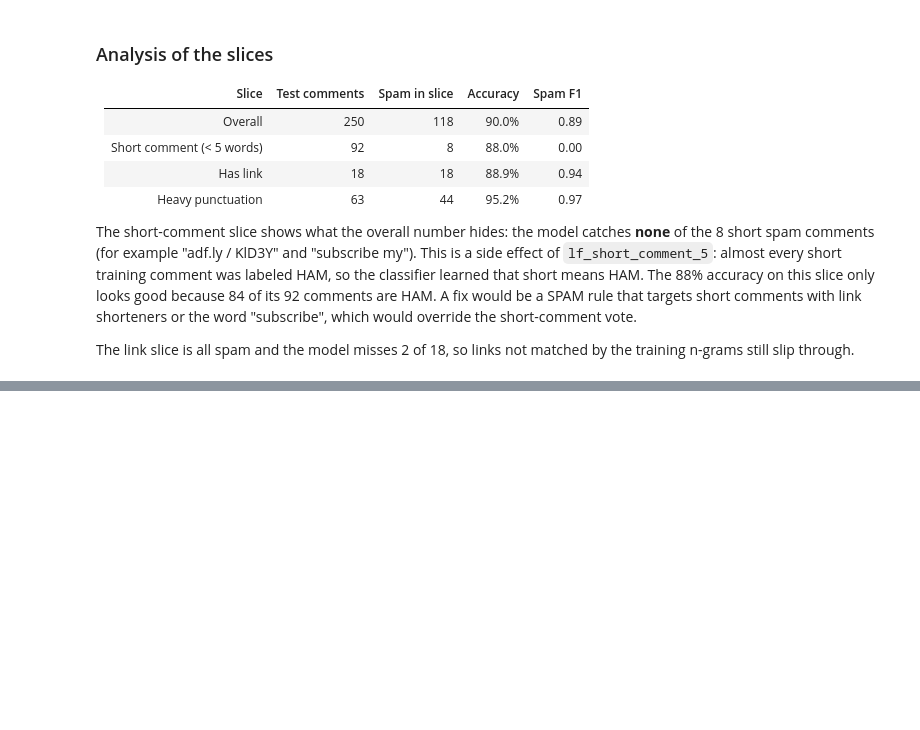
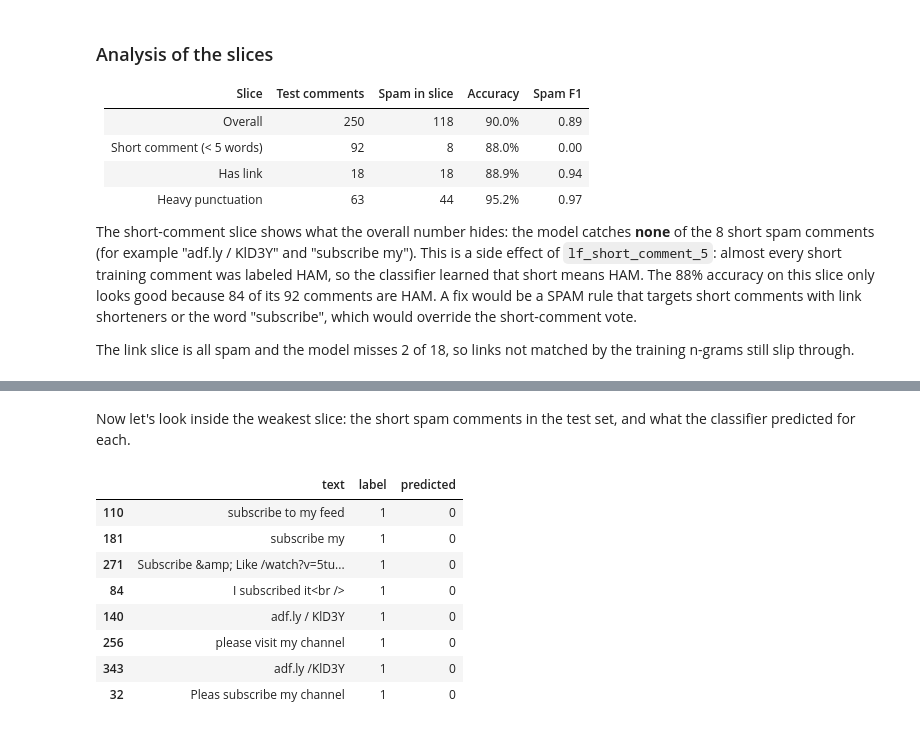
Before and after one commit to ayushvarma7/youtube_spam_labeling_and_classification, a Jupyter notebook: spam_tutorial.ipynb, the cells around one changed output, grey strips where cells are left out. Cells and saved outputs as stored; diff of their text form; code cells hidden in the pictures; blank space fills up the shorter version.

```diff
--- a/spam_tutorial.ipynb
+++ b/spam_tutorial.ipynb
@@ -739,0 +796,16 @@ The link slice is all spam and the model misses 2 of 18, so links not matched by
+# %% [markdown]
+Now let's look inside the weakest slice: the short spam comments in the test set, and what the classifier predicted for each.
+# %%
+short_df = slice_dataframe(df_test, short_comment).copy()
+short_df["predicted"] = best_model.predict(vectorizer.transform(short_df.text.tolist()))
+short_df[short_df.label == SPAM][["text", "label", "predicted"]]
+# %% [output]
+|  | text | label | predicted |
+| 110 | subscribe to my feed | 1 | 0 |
+| 181 | subscribe my | 1 | 0 |
+| 271 | Subscribe &amp; Like /watch?v=5tu... | 1 | 0 |
+| 84 | I subscribed it<br />﻿ | 1 | 0 |
+| 140 | adf.ly / KlD3Y | 1 | 0 |
+| 256 | please visit my channel﻿ | 1 | 0 |
+| 343 | adf.ly /KlD3Y | 1 | 0 |
+| 32 | Pleas subscribe my channel﻿ | 1 | 0 |
```
Also changed, not shown: parts of 18 cells of this notebook, 2 other files.
